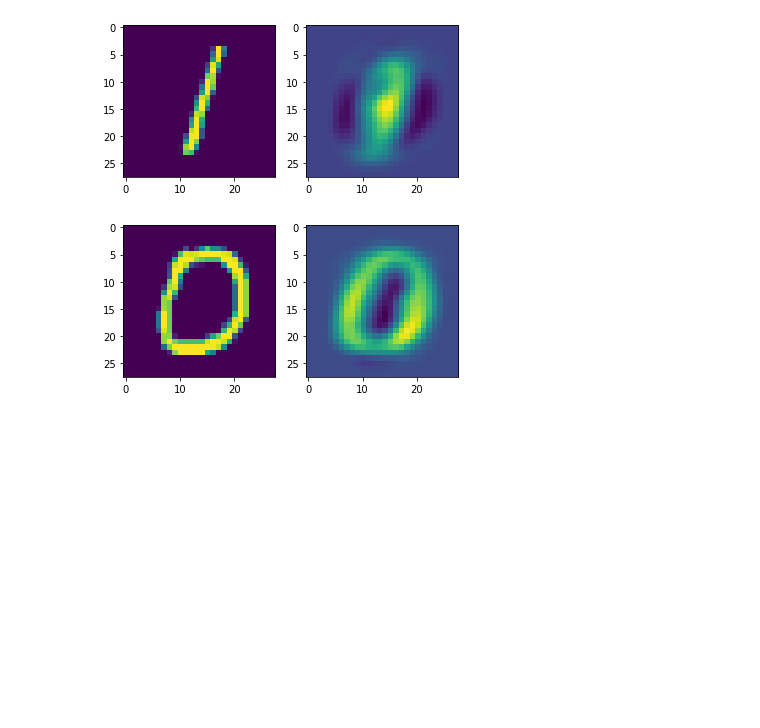
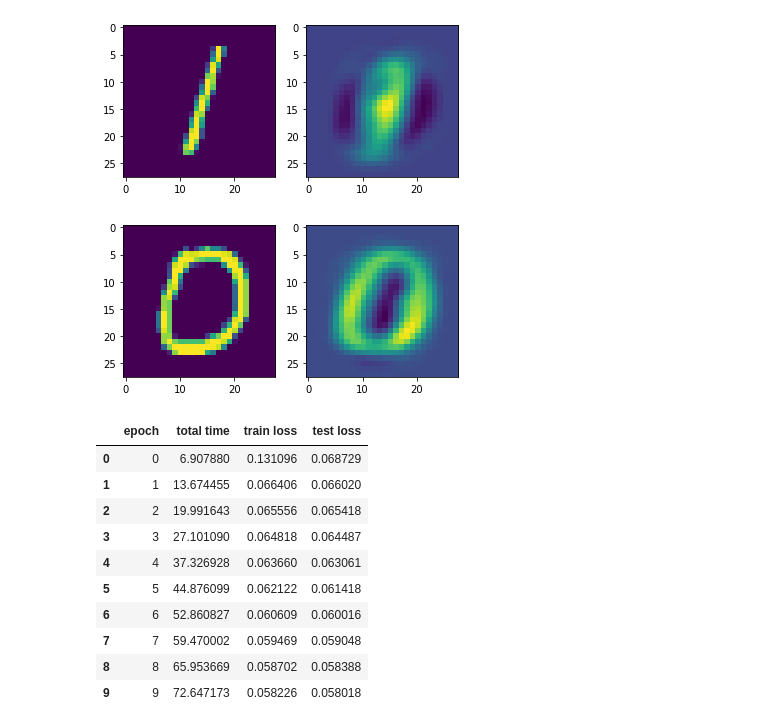
Before and after one commit to narendra974/insidedeeplearning, a Jupyter notebook: AutoEncoding.ipynb, the cells around one changed output. Cells and saved outputs as stored; diff of their text form; code cells hidden in the pictures; blank space fills up the shorter version.

```diff
--- a/AutoEncoding.ipynb
+++ b/AutoEncoding.ipynb
@@ -422,3 +422,17 @@ pca_nonlinear= nn.Sequential(
     pca_nonlinear_encode,
     pca_nonlinea_decode
 )
+# %%
+train_network(pca_nonlinear, mse_loss, train_loader, test_loader=test_loader, epochs=10, device=device)
+# %% [output]
+|  | epoch | total time | train loss | test loss |
+| 0 | 0 | 6.907880 | 0.131096 | 0.068729 |
+| 1 | 1 | 13.674455 | 0.066406 | 0.066020 |
+| 2 | 2 | 19.991643 | 0.065556 | 0.065418 |
+| 3 | 3 | 27.101090 | 0.064818 | 0.064487 |
+| 4 | 4 | 37.326928 | 0.063660 | 0.063061 |
+| 5 | 5 | 44.876099 | 0.062122 | 0.061418 |
+| 6 | 6 | 52.860827 | 0.060609 | 0.060016 |
+| 7 | 7 | 59.470002 | 0.059469 | 0.059048 |
+| 8 | 8 | 65.953669 | 0.058702 | 0.058388 |
+| 9 | 9 | 72.647173 | 0.058226 | 0.058018 |
```
Also changed, not shown: parts of 1 cell of this notebook.
